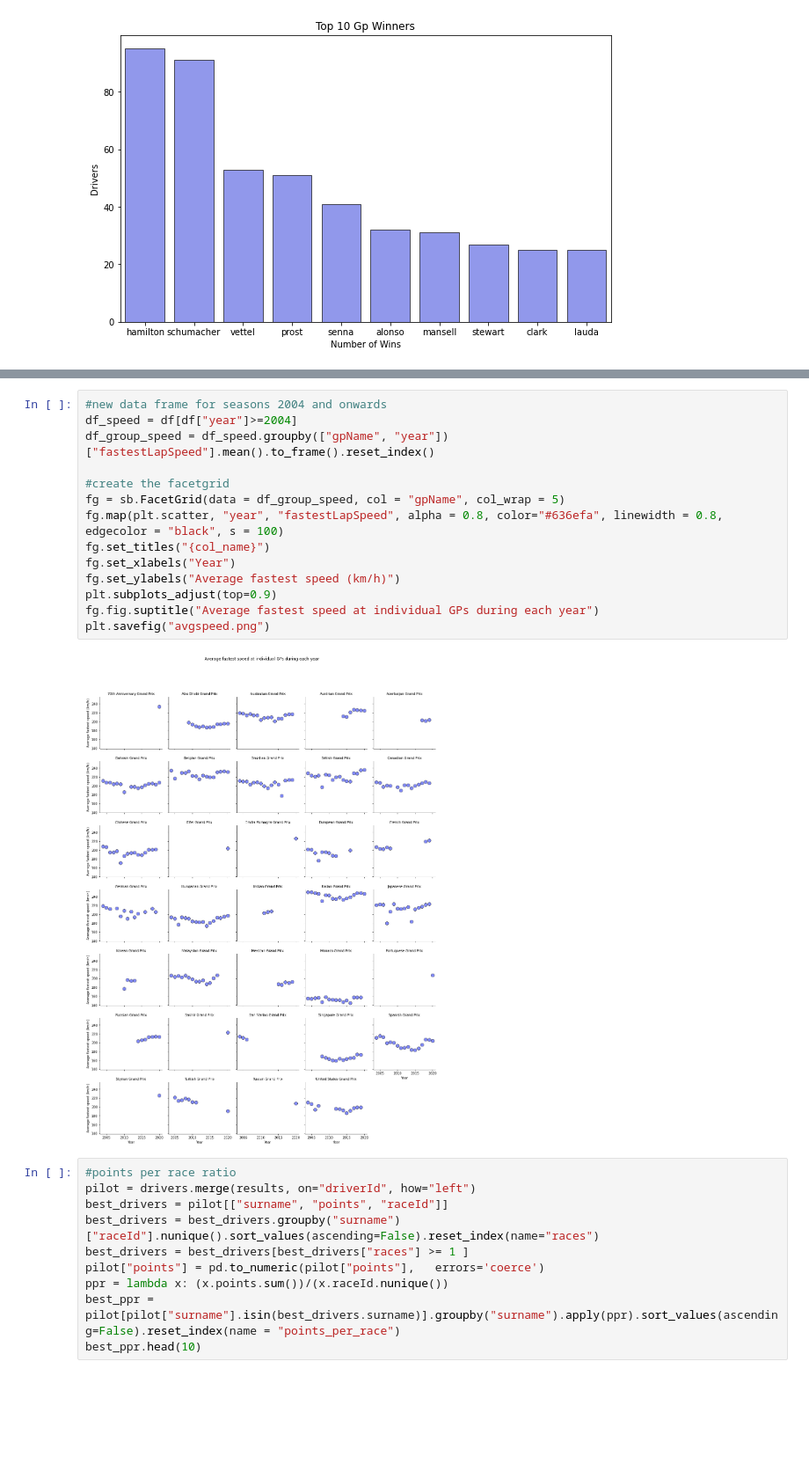
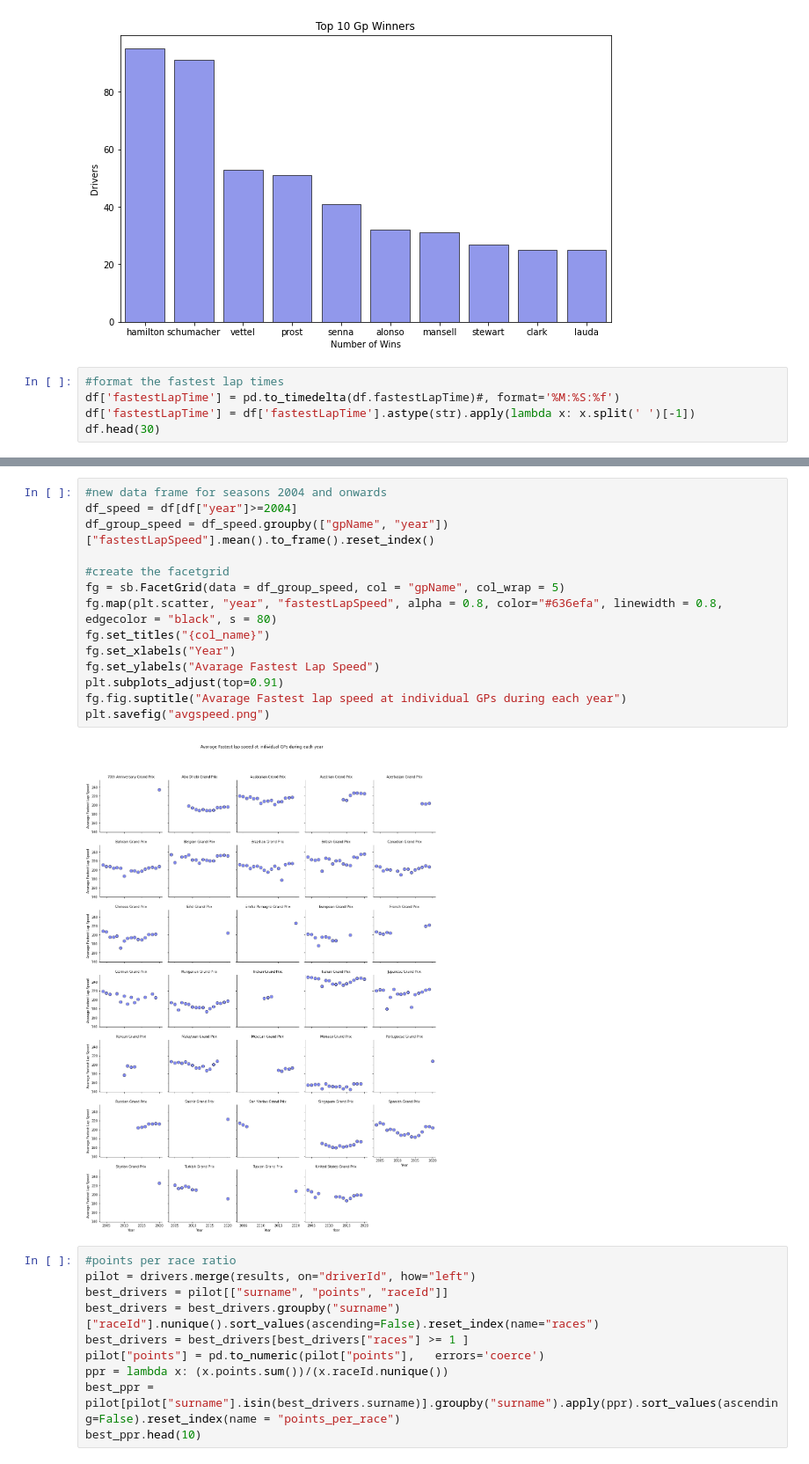
Before and after one commit to karlingermartin/f1project, a Jupyter notebook: f1app/visualization/analysis.ipynb, the cells around one changed output, grey strips where cells are left out. Shown: that part at 88% size. Saved outputs shown, nothing was run; the diff lists cells and outputs as text; blank space fills up the shorter version.

Commit message:
formatting

```diff
--- a/f1app/visualization/analysis.ipynb
+++ b/f1app/visualization/analysis.ipynb
@@ -182,3 +183,8 @@ plt.xlabel("Number of Wins")
 plt.savefig("top10winners.png")
 # %% [output]
 [figure]
+# %%
+#format the fastest lap times
+df['fastestLapTime'] = pd.to_timedelta(df.fastestLapTime)#, format='%M:%S:%f')
+df['fastestLapTime'] = df['fastestLapTime'].astype(str).apply(lambda x: x.split(' ')[-1])
+df.head(30)
@@ -185,19 +209,19 @@ plt.savefig("top10winners.png")
 # %%
 #new data frame for seasons 2004 and onwards
 df_speed = df[df["year"]>=2004]
 df_group_speed = df_speed.groupby(["gpName", "year"])["fastestLapSpeed"].mean().to_frame().reset_index()
 
 #create the facetgrid
 fg = sb.FacetGrid(data = df_group_speed, col = "gpName", col_wrap = 5)
-fg.map(plt.scatter, "year", "fastestLapSpeed", alpha = 0.8, color="#636efa", linewidth = 0.8, edgecolor = "black", s = 100)
+fg.map(plt.scatter, "year", "fastestLapSpeed", alpha = 0.8, color="#636efa", linewidth = 0.8, edgecolor = "black", s = 80)
 fg.set_titles("{col_name}")
 fg.set_xlabels("Year")
-fg.set_ylabels("Average fastest speed (km/h)")
-plt.subplots_adjust(top=0.9)
-fg.fig.suptitle("Average fastest speed at individual GPs during each year")
+fg.set_ylabels("Avarage Fastest Lap Speed")
+plt.subplots_adjust(top=0.91)
+fg.fig.suptitle("Avarage Fastest lap speed at individual GPs during each year")
 plt.savefig("avgspeed.png")
 # %% [output]
-[figure, old version]
+[figure, new version]
 # %%
 #points per race ratio
 pilot = drivers.merge(results, on="driverId", how="left")
```
Also changed, not shown: parts of 5 cells of this notebook, 35 other files.
